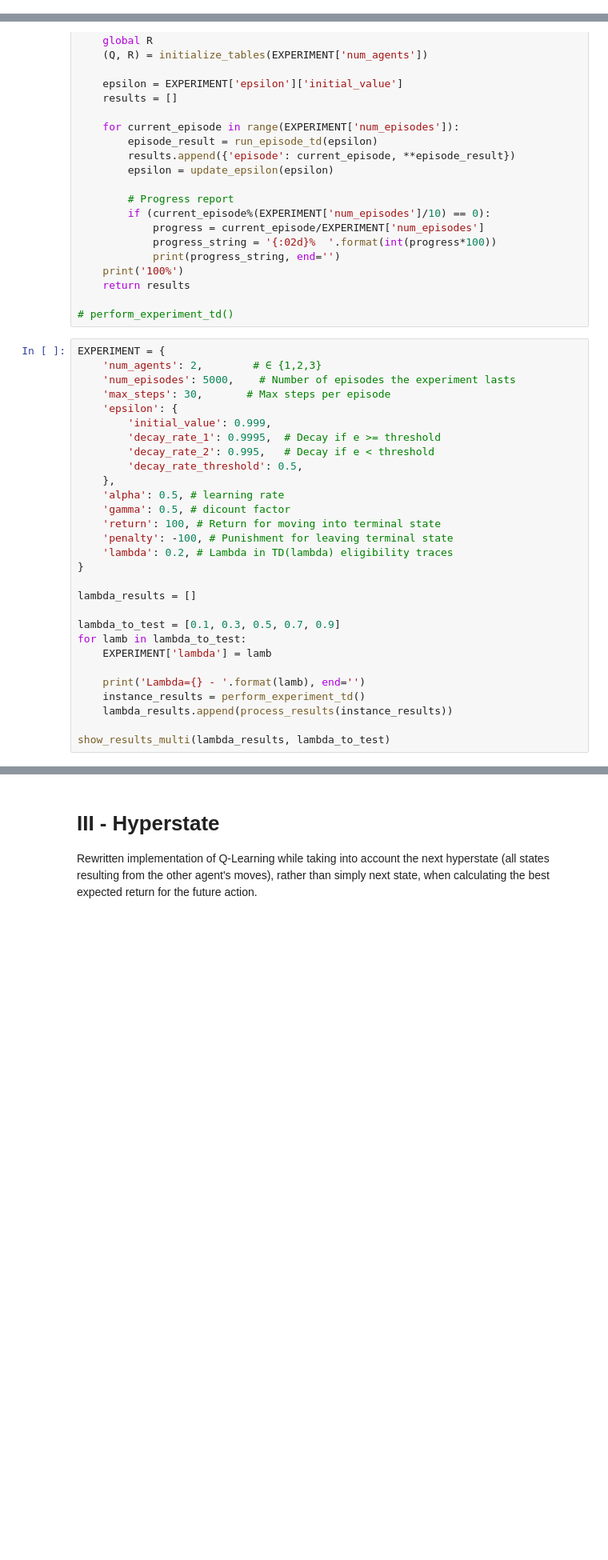
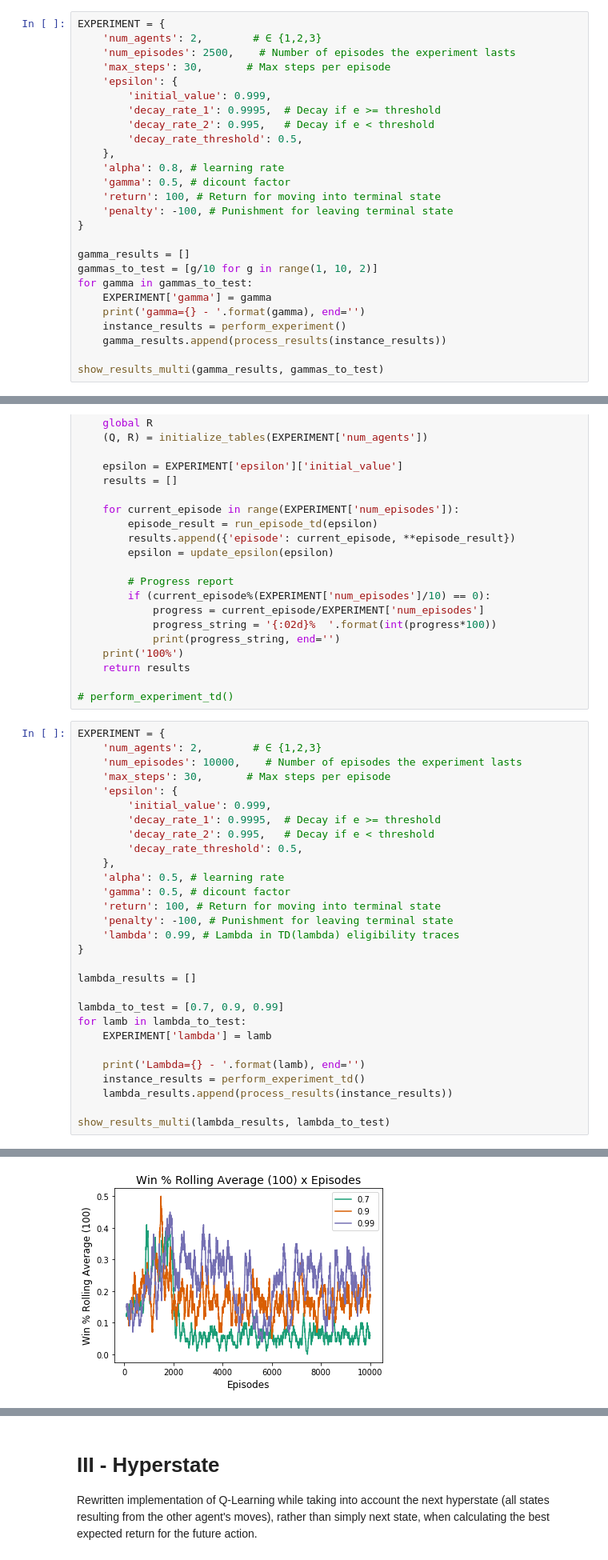
Before and after one commit to melloflavio/2019-SoftwareAgents-CW, a Jupyter notebook: Coursework.ipynb, the cells around one changed output, grey strips where cells are left out. Shown at 80% size. Cells and saved outputs as stored; diff of their text form; blank space fills up the shorter version.

```diff
--- a/Coursework.ipynb
+++ b/Coursework.ipynb
@@ -822,6 +847,32 @@ gamma=0.9 - 00%  10%  20%  30%  40%  50%  60%  70%  80%  90%  100%
 [figure]
 [figure]
 [figure]
+# %%
+EXPERIMENT = {
+    'num_agents': 2,        # ∈ {1,2,3}
+    'num_episodes': 2500,    # Number of episodes the experiment lasts
+    'max_steps': 30,       # Max steps per episode
+    'epsilon': {
+        'initial_value': 0.999,
+        'decay_rate_1': 0.9995,  # Decay if e >= threshold
+        'decay_rate_2': 0.995,   # Decay if e < threshold
+        'decay_rate_threshold': 0.5,
+    },
+    'alpha': 0.8, # learning rate
+    'gamma': 0.5, # dicount factor
+    'return': 100, # Return for moving into terminal state
+    'penalty': -100, # Punishment for leaving terminal state
+}
+
+gamma_results = []
+gammas_to_test = [g/10 for g in range(1, 10, 2)]
+for gamma in gammas_to_test:
+    EXPERIMENT['gamma'] = gamma
+    print('gamma={} - '.format(gamma), end='')
+    instance_results = perform_experiment()
+    gamma_results.append(process_results(instance_results))
+
+show_results_multi(gamma_results, gammas_to_test)
 # %% [markdown]
 ### EXP 5 - Episode Duration (MaxSteps)
 # %%
@@ -1124,7 +1217,7 @@ def perform_experiment_td():
 # %%
 EXPERIMENT = {
     'num_agents': 2,        # ∈ {1,2,3}
-    'num_episodes': 5000,    # Number of episodes the experiment lasts
+    'num_episodes': 10000,    # Number of episodes the experiment lasts
     'max_steps': 30,       # Max steps per episode
     'epsilon': {
         'initial_value': 0.999,
@@ -1136,12 +1229,12 @@ EXPERIMENT = {
     'gamma': 0.5, # dicount factor
     'return': 100, # Return for moving into terminal state
     'penalty': -100, # Punishment for leaving terminal state
-    'lambda': 0.2, # Lambda in TD(lambda) eligibility traces
+    'lambda': 0.99, # Lambda in TD(lambda) eligibility traces
 }
 
 lambda_results = []
 
-lambda_to_test = [0.1, 0.3, 0.5, 0.7, 0.9]
+lambda_to_test = [0.7, 0.9, 0.99]
 for lamb in lambda_to_test:
     EXPERIMENT['lambda'] = lamb
 
@@ -1157,0 +1250 @@ Lambda=0.7 - 00%  10%  20%
+[figure, added]
```
Also changed, not shown: parts of 7 cells of this notebook, 11 other files.
